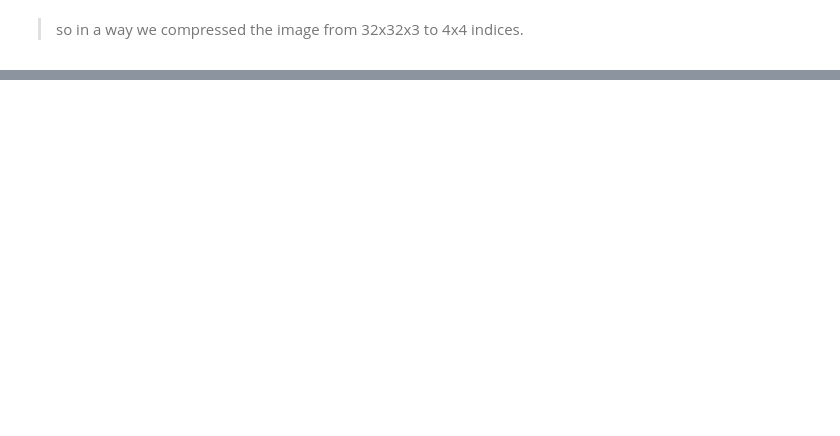
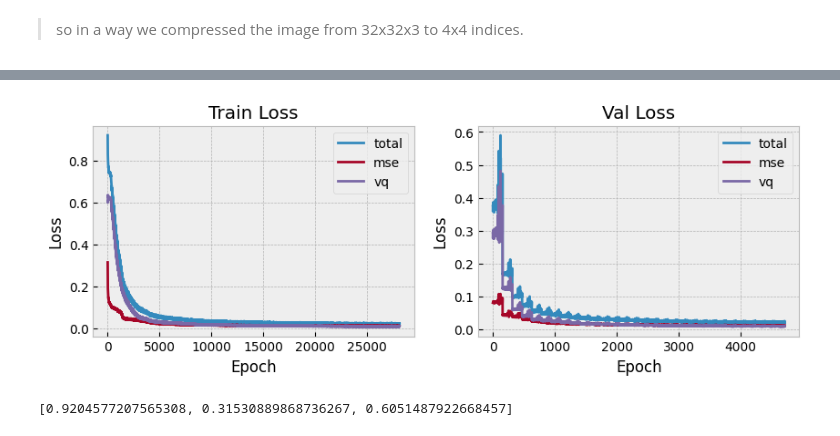
Before and after one commit to prakashjayy/genai, a Jupyter notebook: 02_vqvae.ipynb, the cells around one changed output, grey strips where cells are left out. Drawn from its saved outputs; the diff is of its cells as text; code cells hidden in the pictures; blank space fills up the shorter version.

```diff
--- a/02_vqvae.ipynb
+++ b/02_vqvae.ipynb
@@ -237,6 +245,6 @@ count
 # %%
-epochs = 20
-optimizer = torch.optim.AdamW(vae.parameters(), lr=1e-3)
+epochs = 30
+optimizer = torch.optim.AdamW(vae.parameters(), lr=1e-4)
 total_iterations = epochs * len(train_loader)
 
 iter = 0
@@ -266,13 +274,9 @@ for epoch in range(epochs):
             val_loss.append([loss.item(), recon_loss.item(), qloss.item()])
             pbar.set_postfix(loss=loss.item(), recon_loss=recon_loss.item(), qloss=qloss.item())
 
-    print(f'Epoch {epoch+1}/{epochs}, iter: {iter}, Train Loss: {np.mean(train_loss, axis=0)[0]:.4f}, \
-          Val Loss: {np.mean(val_loss, axis=0)[0]:.4f}, \
-            Train MSE: {np.mean(train_loss, axis=0)[1]:.4f}, Val MSE: {np.mean(val_loss, axis=0)[1]:.4f}, \
-            Train QLOSS: {np.mean(train_loss, axis=0)[2]:.4f}, Val QLOSS: {np.mean(val_loss, axis=0)[2]:.4f}')
+    print(f'Epoch {epoch+1}/{epochs}, iter: {iter}, Train Loss: {np.mean(train_loss, axis=0)[0]:.4f}, Val Loss: {np.mean(val_loss, axis=0)[0]:.4f}, Train MSE: {np.mean(train_loss, axis=0)[1]:.4f}, Val MSE: {np.mean(val_loss, axis=0)[1]:.4f}, Train QLOSS: {np.mean(train_loss, axis=0)[2]:.4f}, Val QLOSS: {np.mean(val_loss, axis=0)[2]:.4f}')
 
     #Generate some images
-    #samples = vae.generate(64)
     generated_imgs = torchvision.transforms.ToPILImage()(torchvision.utils.make_grid(output.detach().cpu(), nrow=8))
     if not os.path.exists('generated'):
         os.makedirs('generated')
@@ -294,3 +298,23 @@ Epoch 12/20, iter: 11256, Train Loss: 0.0677,           Val Loss: 0.0580,
+# %%
+## visualize the losses
+fig, ax = plt.subplots(1, 2, figsize=(10, 3))
+ax.flat[0].plot(train_loss)
+ax.flat[1].plot(val_loss)
+ax.flat[0].legend(["total", "mse", "vq"])
+ax.flat[1].legend(["total", "mse", "vq"])
+ax.flat[0].set_title('Train Loss')
+ax.flat[1].set_title('Val Loss')
+ax.flat[0].set_xlabel('Epoch')
+ax.flat[1].set_xlabel('Epoch')
+ax.flat[0].set_ylabel('Loss')
+ax.flat[1].set_ylabel('Loss')
+plt.show()
+# %% [output]
+[figure, added]
+# %%
+train_loss[0]
+# %% [output]
+[0.9204577207565308, 0.31530889868736267, 0.6051487922668457]
 # %% [markdown]
 > VQ-VAE is a powerful model for compressing images. It is a type of autoencoder that uses a codebook to compress the latent space. The codebook is a set of vectors that are used to represent the latent space. The codebook is learned during the training process. The codebook is used to decode the latent space back to the original image.
 
```
Also changed, not shown: parts of 8 cells of this notebook.
